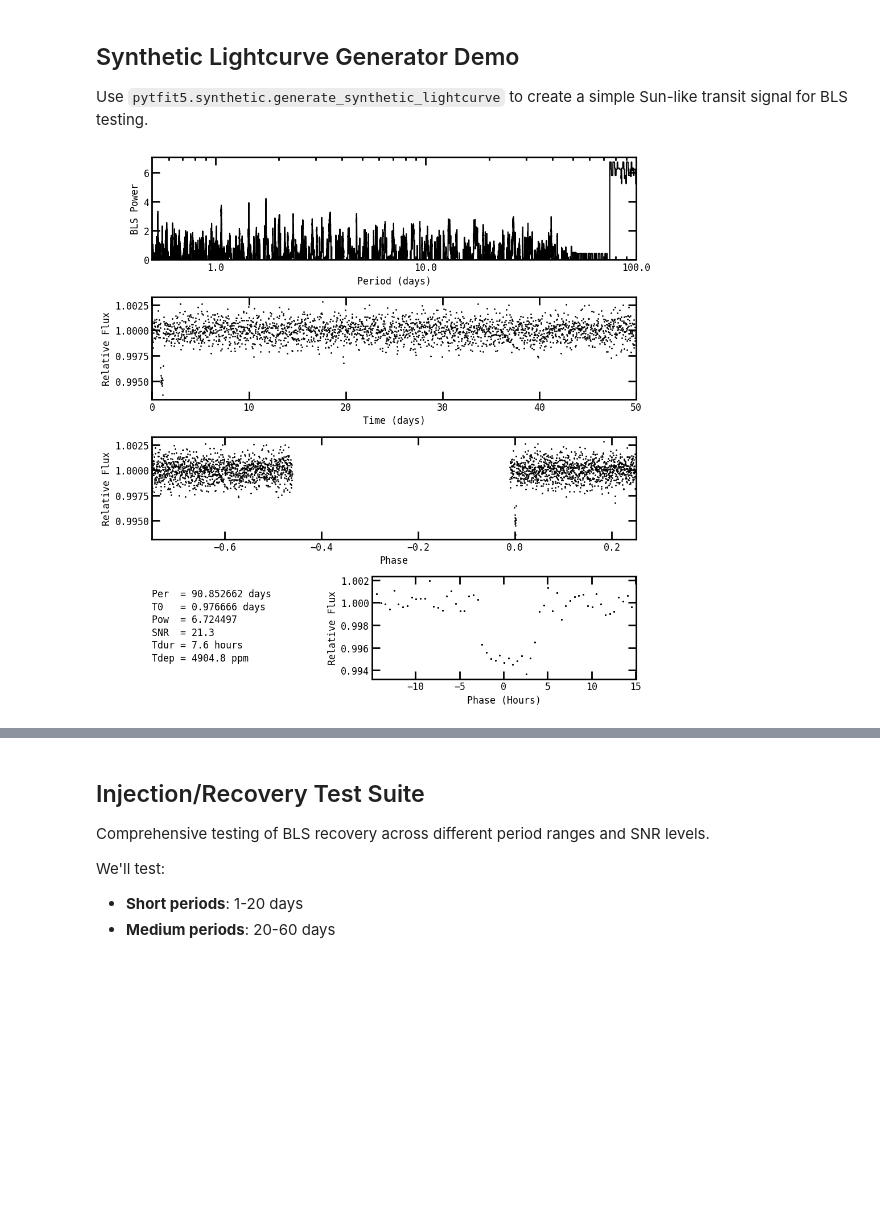
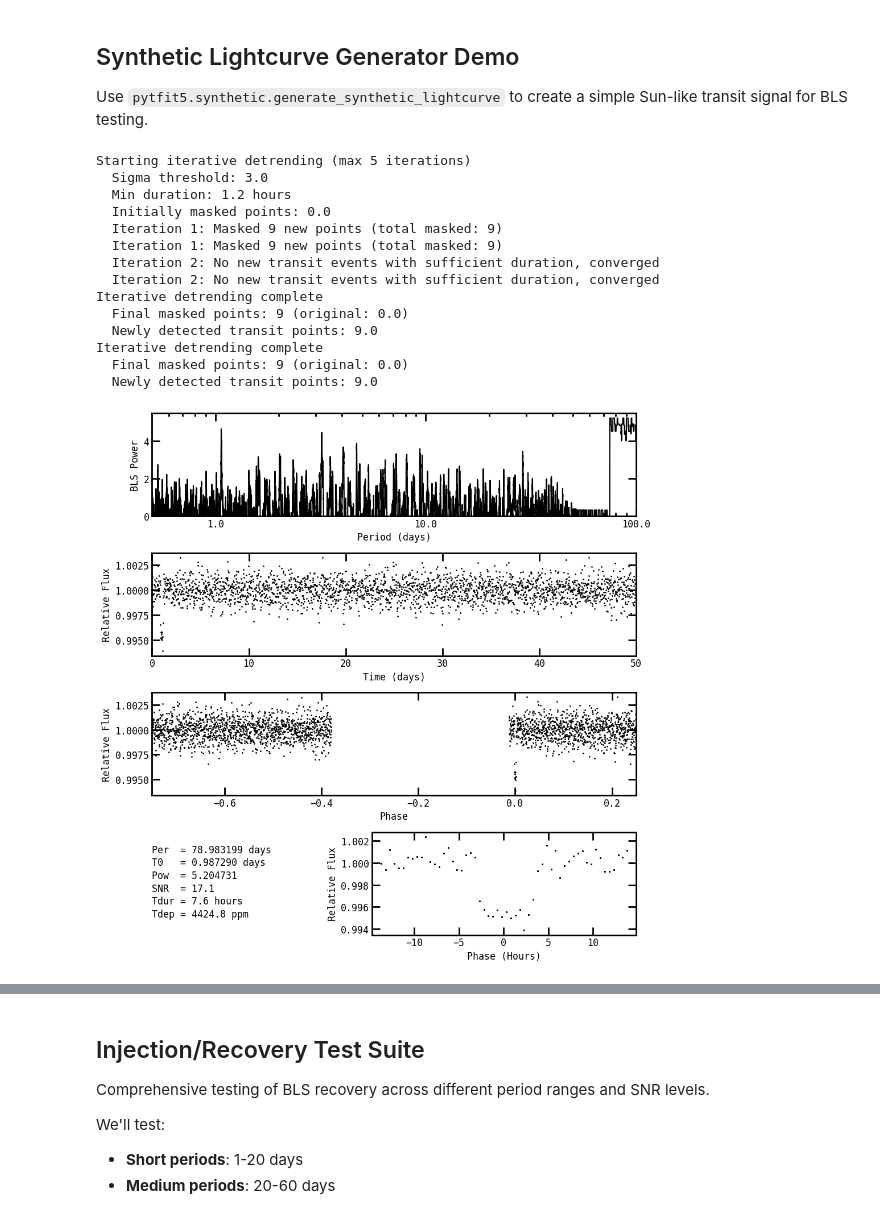
Before and after one commit to jasonfrowe/bls_cuda, a Jupyter notebook: pytfit5_example.ipynb, the cells around one changed output, grey strips where cells are left out. Saved outputs shown, nothing was run; the diff lists cells and outputs as text; code cells hidden in the pictures; blank space fills up the shorter version.

Commit message:
consolidated gbls_inputs and tpy5_inputs.  Iterative routine for detrending.  Updated plots for event visualization

```diff
--- a/pytfit5_example.ipynb
+++ b/pytfit5_example.ipynb
@@ -83,17 +83,17 @@ import matplotlib.pyplot as plt  #MatPlotLib for some simple plots
 
 import importlib.util #To check if certain libraries are available
 # %%
-gbls_inputs = gbls.gbls_inputs_class() # Initialize needed inputs
+tpy5_inputs = tpy5.tpy5_inputs_class() # Initialize unified inputs class (replaces gbls_inputs)
 
 tic = 29991541
-# gbls_inputs.lcdir    = "./"
-# gbls_inputs.filename = "tlc"+str(tic)+"_5.d.dat"
+# tpy5_inputs.lcdir    = "./"
+# tpy5_inputs.filename = "tlc"+str(tic)+"_5.d.dat"
 
-gbls_inputs.lcdir = "/opt/data2/TESS/ffisearch/cvzsearch_yr1/candidates/canrev_dataset1/"
-gbls_inputs.filename = "tlc140511927/tlc140511927.p.dat"
+tpy5_inputs.lcdir = "/opt/data2/TESS/ffisearch/cvzsearch_yr1/candidates/canrev_dataset1/"
+tpy5_inputs.filename = "tlc140511927/tlc140511927.p.dat"
 
 # Read in photometry to photclass
-phot = tpy5.readphot(gbls_inputs.lcdir + gbls_inputs.filename)
+phot = tpy5.readphot(tpy5_inputs.lcdir + tpy5_inputs.filename)
 phot.ferr = np.std(phot.flux) * np.ones_like(phot.flux)  # Set constant error bars if none exist, or errors are poorly defined.
 
 # Data should be normalized around 1 for BLS.  The example is centred around 0.  So we fix that here.
@@ -101,10 +101,10 @@ phot.ferr = np.std(phot.flux) * np.ones_like(phot.flux)  # Set constant error ba
 # phot.flux_f = phot.flux   # Make a copy of original flux
 
 # Remove any offset from time stamps
-gbls_inputs.zerotime = 1325.0
+tpy5_inputs.zerotime = 1325.0
 
 # 0 == no plots ; 1 = make a plot ; 2 make a plot and save it ; 3 just save the plot
-gbls_inputs.plots = 1  #default is 1
+tpy5_inputs.plots = 1  #default is 1
 # %%
 # Raw Light curve
 fig=plt.figure(figsize=(12, 4))
@@ -378,52 +392,83 @@ Use `pytfit5.synthetic.generate_synthetic_lightcurve` to create a simple Sun-lik
 # Generate synthetic photometry and run BLS
 from pytfit5.synthetic import generate_synthetic_lightcurve
 # %%
-# Parameters: t0, per, time_length, depth, snr
-syn_time, syn_flux, sol_injected = generate_synthetic_lightcurve(
+# Generate synthetic photometry using new phot_class return format
+phot_syn, sol_injected = generate_synthetic_lightcurve(
     t0=1.0,            # days
-    per=66.05,           # days
+    per=66.05,         # days
     time_length=50.0,  # days total baseline
     depth=0.005,       # 0.5% depth
     snr=20.0,          # integrated transit SNR
     cadence=1.0/48.0,  # 30-min cadence
+    stellar_noise_type='multi',  # 'none', 'red', 'drw', or 'multi'
+    stellar_noise_amplitude=0.003,  # RMS amplitude of stellar noise
+    rotation_period=None,  # Stellar rotation period (days) for spot modulation
     seed=42,
 )
 
-# Prepare phot class-like arrays for BLS
-phot_syn_time = syn_time
-phot_syn_flux = syn_flux
+# phot_syn is now a phot_class object with:
+# - phot_syn.time: observation times
+# - phot_syn.flux: flux with transit + noise
+# - phot_syn.ferr: flux errors
+# - phot_syn.itime: integration times
+# - phot_syn.tflag: in-transit flags (0=out, 1=in)
+# - phot_syn.icut: data quality flags (0=good, 1=bad)
+# - phot_syn.flux_f: copy of flux for detrending
 
-# Configure BLS for synthetic data
-syn_inputs = gbls.gbls_inputs_class()
+# Configure BLS for synthetic data - using unified tpy5_inputs
+syn_inputs = tpy5.tpy5_inputs_class()
 syn_inputs.zerotime = 0.0
-syn_inputs.Rstar = 1.0
-syn_inputs.Mstar = 1.0
+syn_inputs.rstar = 1.0
+syn_inputs.mstar = 1.0
 syn_inputs.plots = 1
-syn_inputs.freq1 = 0.5 / (np.max(phot_syn_time) - np.min(phot_syn_time))  # longest period = baseline
+syn_inputs.freq1 = 0.5 / (np.max(phot_syn.time) - np.min(phot_syn.time))  # longest period = baseline
 syn_inputs.freq2 = 2.0  # c/d
 syn_inputs.filename = "BLS_Synthetic"
 
-# Disable 1/f noise correction for synthetic data
+
+# Optional: Run detrending and outlier detection if needed
+syn_inputs.boxbin = 2.0  # set detrending length
+syn_inputs.nfitp  = 2    # Set polynomial order
+# tpy5.run_polyfilter(phot_syn, syn_inputs)
+tpy5.run_polyfilter_iterative(phot_syn, syn_inputs)   # flux_f will contain filtered photometry
+# tpy5.run_cutoutliers(phot_syn, syn_inputs)  # data clipping, phot.icut will flag bad data
+# tpy5.time_window_clip(phot_syn, syn_inputs) # Custom time-window clipping
+
+# Enable 1/f noise correction for synthetic data
 syn_inputs.oneoverf_correction = True  # Set to False to disable 1/f correction
 
 # Normalization options: "none", "mad", "percentile_mad", "coverage_mad", "iterative_baseline"
 # For high SNR signals, "iterative_baseline" is more robust against suppressing the main peak
 syn_inputs.normalize = "iterative_baseline"
 syn_inputs.return_spectrum = False  # Return full BLS spectrum
 
-# Run BLS on synthetic data
-syn_ans = gbls.bls(syn_inputs, phot_syn_time, phot_syn_flux)
+# Run BLS on synthetic data - now using phot_syn.time and phot_syn.flux
+syn_ans = gbls.bls(syn_inputs, phot_syn.time, phot_syn.flux_f)
 
 # Display results
 print(f"Best period: {syn_ans.bper:.6f} days")
 print(f"Best power: {syn_ans.bpower:.6f}")
 print(f"SNR: {syn_ans.snr:.2f}")
 print(f"Duration: {syn_ans.tdur:.6f} days ({syn_ans.tdur*24:.2f} hours)")
 print(f"Depth: {syn_ans.depth:.6f} ({syn_ans.depth*1e6:.1f} ppm)")
 print(f"\nSpectrum returned: {syn_ans.periods is not None}")
 if syn_ans.periods is not None:
     print(f"  Periods array: {len(syn_ans.periods)} points")
     print(f"  Power array: {len(syn_ans.power)} points")
     print(f"  Period range: {syn_ans.periods.min():.2f} - {syn_ans.periods.max():.2f} days")
 # %% [output]
+Starting iterative detrending (max 5 iterations)
+  Sigma threshold: 3.0
+  Min duration: 1.2 hours
+  Initially masked points: 0.0
+  Iteration 1: Masked 9 new points (total masked: 9)
+  Iteration 1: Masked 9 new points (total masked: 9)
+  Iteration 2: No new transit events with sufficient duration, converged
+  Iteration 2: No new transit events with sufficient duration, converged
+Iterative detrending complete
+  Final masked points: 9 (original: 0.0)
+  Newly detected transit points: 9.0
+Iterative detrending complete
+  Final masked points: 9 (original: 0.0)
+  Newly detected transit points: 9.0
-[figure, old version]
+[figure, new version]
```
Also changed, not shown: parts of 12 cells of this notebook, 7 other files.
